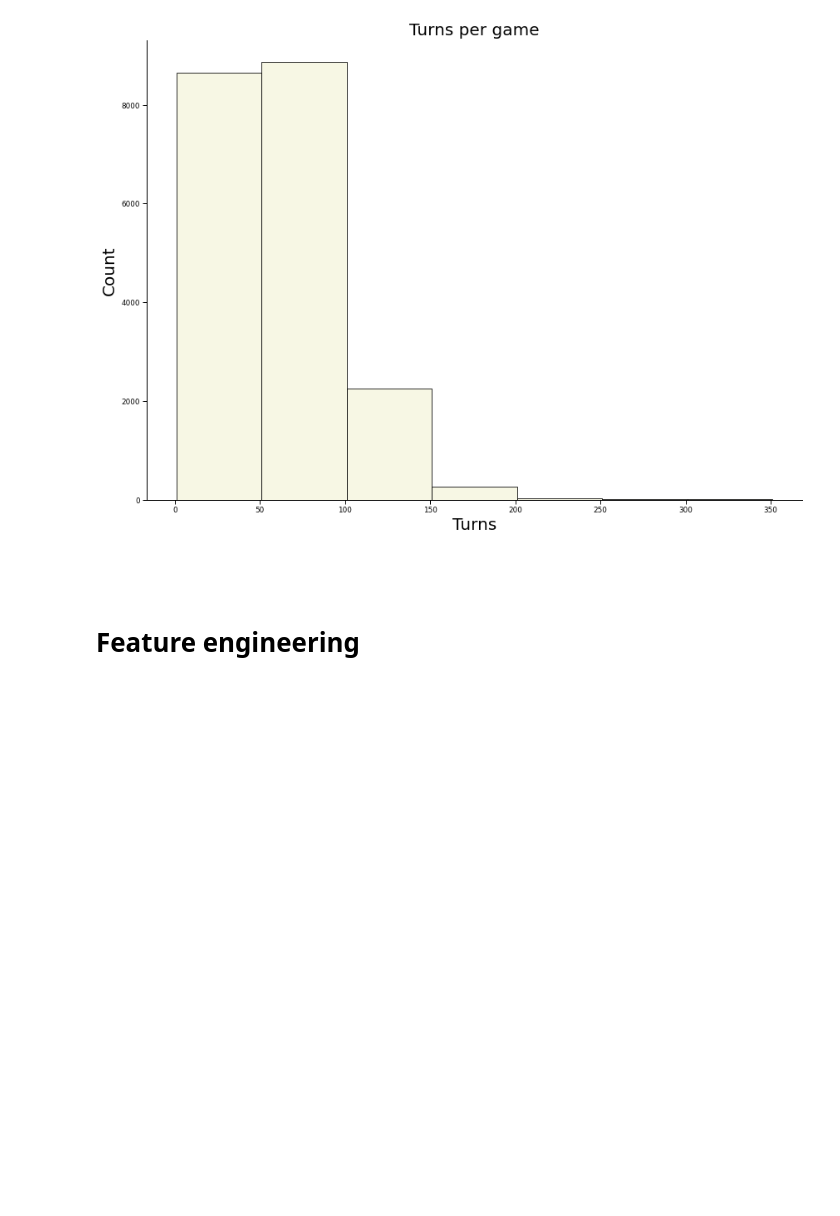
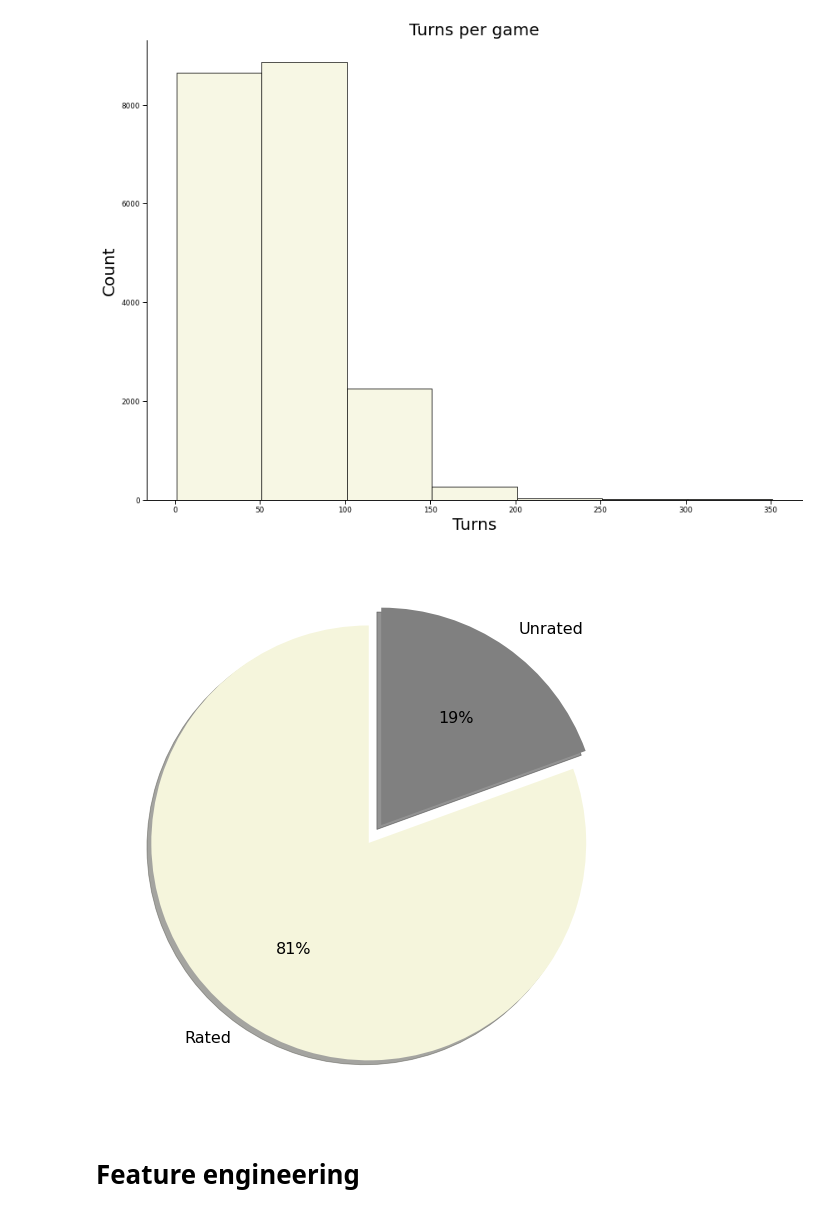
Before and after one commit to phoals/Chess-dataset-EDA, a Jupyter notebook: EDA.ipynb, the cells around one changed output. Drawn from its saved outputs; the diff is of its cells as text; code cells hidden in the pictures; blank space fills up the shorter version.

Commit message:
add rated pie chart

```diff
--- a/EDA.ipynb
+++ b/EDA.ipynb
@@ -121,8 +121,33 @@ sns.set_context("paper", rc={"font.size":20,
 plt.gcf().set_size_inches(15, 10)
 # %% [output]
 [figure]
-# %% [markdown]
-#
+# %%
+%matplotlib inline
+sizes = df['rated'].value_counts().tolist()
+labels = ['Rated', 'Unrated']
+
+fig_color, ax_color = plt.subplots()
+
+explode = (0.05, 0.05)
+
+colors = ("beige", "grey")
+
+fig_color.set_figwidth(10)
+fig_color.set_figheight(10)
+
+ax_color.pie(sizes,
+             explode=explode,
+             labels=labels,
+             shadow=True,
+             startangle=90,
+             textprops={'fontsize': 16},
+             colors = colors,
+             autopct='%.0f%%'
+            )
+
+plt.show()
+# %% [output]
+[figure, added]
 # %% [markdown]
 # Feature engineering
 # %% [markdown]
```
